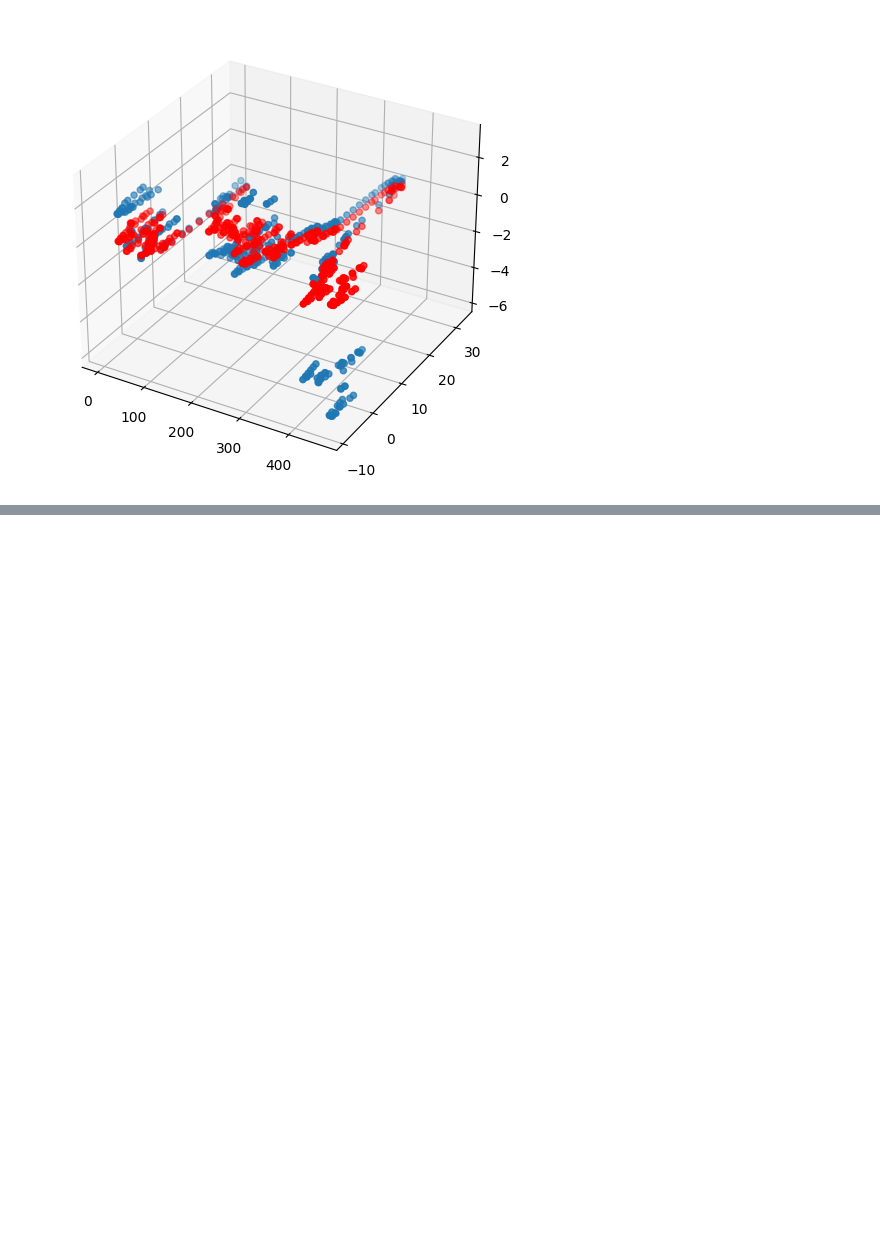
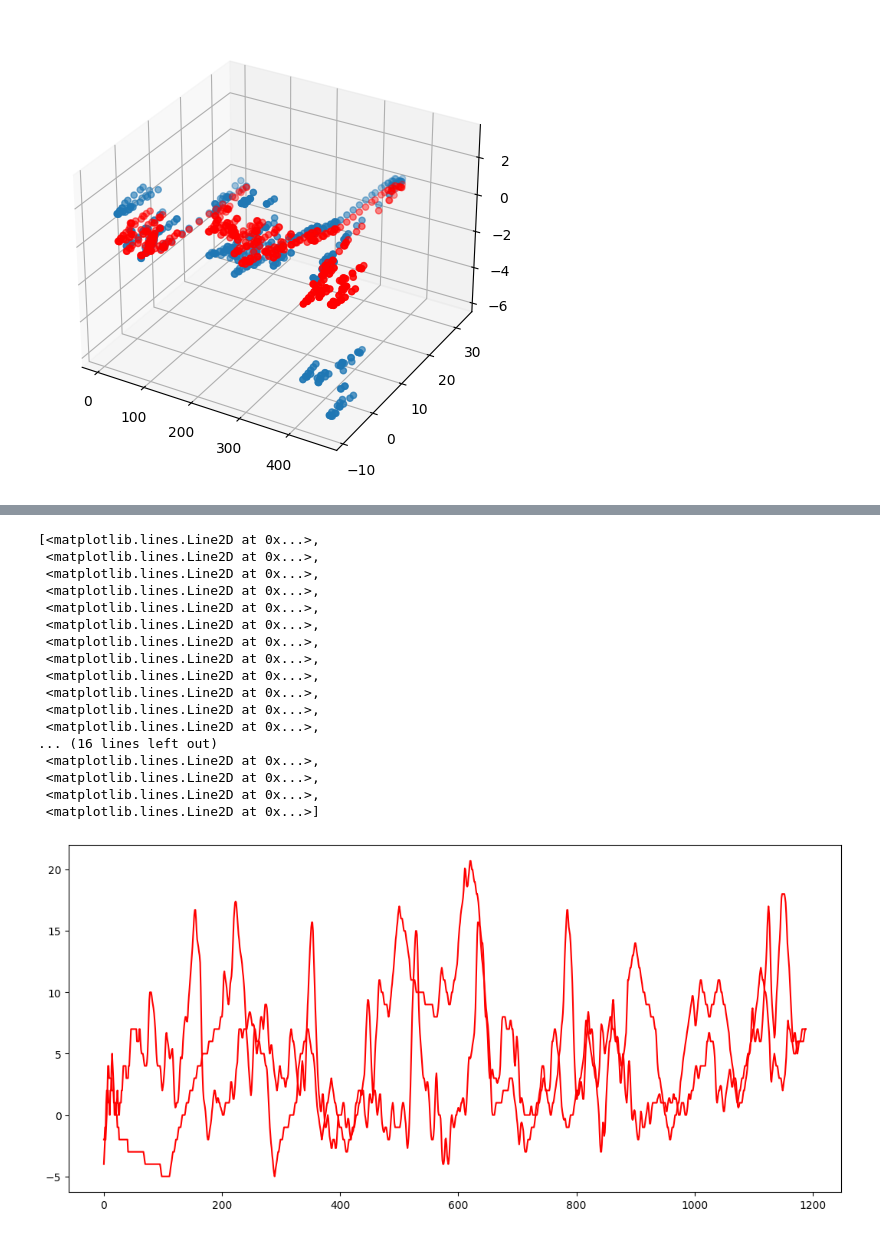
Before and after one commit to tommdim/statistics-101, a Jupyter notebook: project/src/vale.ipynb, the cells around one changed output, grey strips where cells are left out. Saved outputs shown, nothing was run; the diff lists cells and outputs as text; code cells hidden in the pictures; blank space fills up the shorter version.

```diff
--- a/project/src/vale.ipynb
+++ b/project/src/vale.ipynb
@@ -255,0 +307,24 @@ _ = ax.scatter(X0[0], X0[1], y_pred, color='red')
+# %%
+lp = LocalPolynomial(kernel_name="epanechnikov", bandwidth=2, degree=2)
+t = np.array(np.linspace(0,1188,1189))
+boh = lp.fit(t,heartrate)
+plt.plot(lp.X_fit_, color='red', label='Estimated')
+# %% [output]
+[<matplotlib.lines.Line2D at 0x...>,
+ <matplotlib.lines.Line2D at 0x...>,
+ <matplotlib.lines.Line2D at 0x...>,
+ <matplotlib.lines.Line2D at 0x...>,
+ <matplotlib.lines.Line2D at 0x...>,
+ <matplotlib.lines.Line2D at 0x...>,
+ <matplotlib.lines.Line2D at 0x...>,
+ <matplotlib.lines.Line2D at 0x...>,
+ <matplotlib.lines.Line2D at 0x...>,
+ <matplotlib.lines.Line2D at 0x...>,
+ <matplotlib.lines.Line2D at 0x...>,
+ <matplotlib.lines.Line2D at 0x...>,
+... (16 lines left out)
+ <matplotlib.lines.Line2D at 0x...>,
+ <matplotlib.lines.Line2D at 0x...>,
+ <matplotlib.lines.Line2D at 0x...>,
+ <matplotlib.lines.Line2D at 0x...>]
+[figure, added]
```
Also changed, not shown: parts of 5 cells of this notebook.
